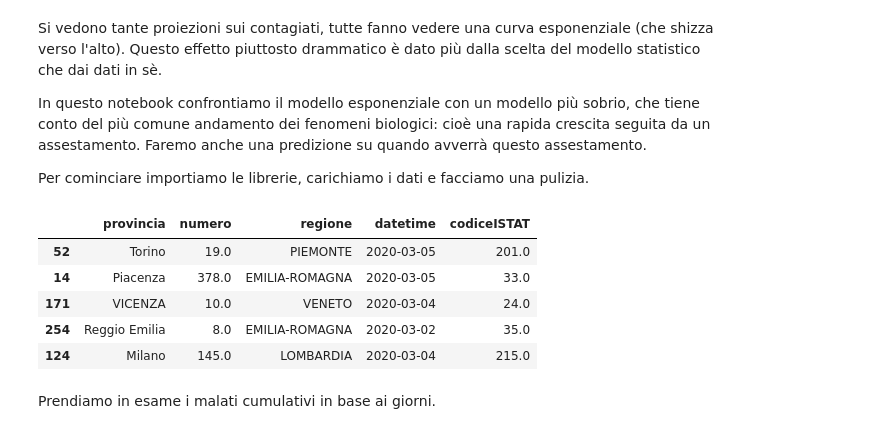
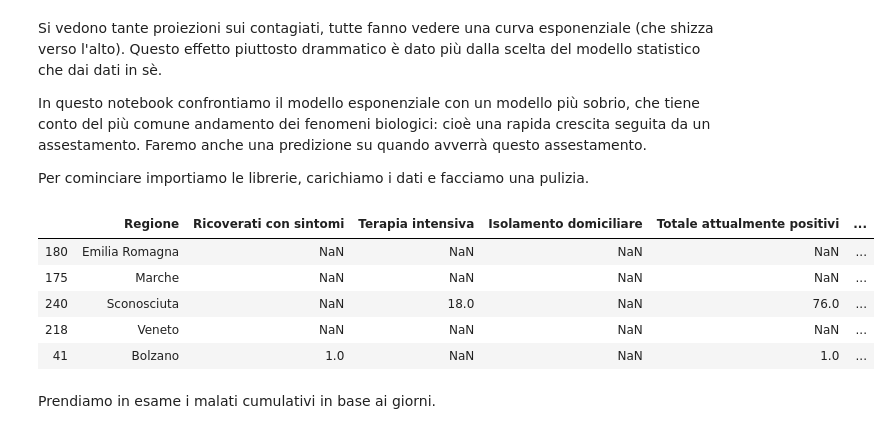
Before and after one commit to ondata/covid19italia, a Jupyter notebook: visualizzazione/analisi_predittiva.ipynb, the cells around one changed output. Drawn from its saved outputs; the diff is of its cells as text; code cells hidden in the pictures.

```diff
--- a/visualizzazione/analisi_predittiva.ipynb
+++ b/visualizzazione/analisi_predittiva.ipynb
@@ -10,20 +10,21 @@ Per cominciare importiamo le librerie, carichiamo i dati e facciamo una pulizia.
 # %%
 import numpy as np
 import pandas as pd
 import seaborn as sns
 import matplotlib.pyplot as plt
 from lmfit import Model
 
-df = pd.read_csv('./../publication/provinceArchivioISTAT.csv')
-df = df.dropna()
+df = pd.read_csv('./../publication/riepilogoArchivio.csv')
+# df = df.dropna()
+df['numero'] = df['CASI TOTALI']
 df.sample(5)
 # %% [output]
-|  | provincia | numero | regione | datetime | codiceISTAT |
-| 52 | Torino | 19.0 | PIEMONTE | 2020-03-05 | 201.0 |
-| 14 | Piacenza | 378.0 | EMILIA-ROMAGNA | 2020-03-05 | 33.0 |
-| 171 | VICENZA | 10.0 | VENETO | 2020-03-04 | 24.0 |
-| 254 | Reggio Emilia | 8.0 | EMILIA-ROMAGNA | 2020-03-02 | 35.0 |
-| 124 | Milano | 145.0 | LOMBARDIA | 2020-03-04 | 215.0 |
+|  | Regione | Ricoverati con sintomi | Terapia intensiva | Isolamento domiciliare | Totale attualmente positivi | ... |
+| 180 | Emilia Romagna | NaN | NaN | NaN | NaN | ... |
+| 175 | Marche | NaN | NaN | NaN | NaN | ... |
+| 240 | Sconosciuta | NaN | 18.0 | NaN | 76.0 | ... |
+| 218 | Veneto | NaN | NaN | NaN | NaN | ... |
+| 41 | Bolzano | 1.0 | NaN | NaN | 1.0 | ... |
 # %% [markdown]
 Prendiamo in esame i malati cumulativi in base ai giorni.
 # %%
```
Also changed, not shown: parts of 4 cells of this notebook.
